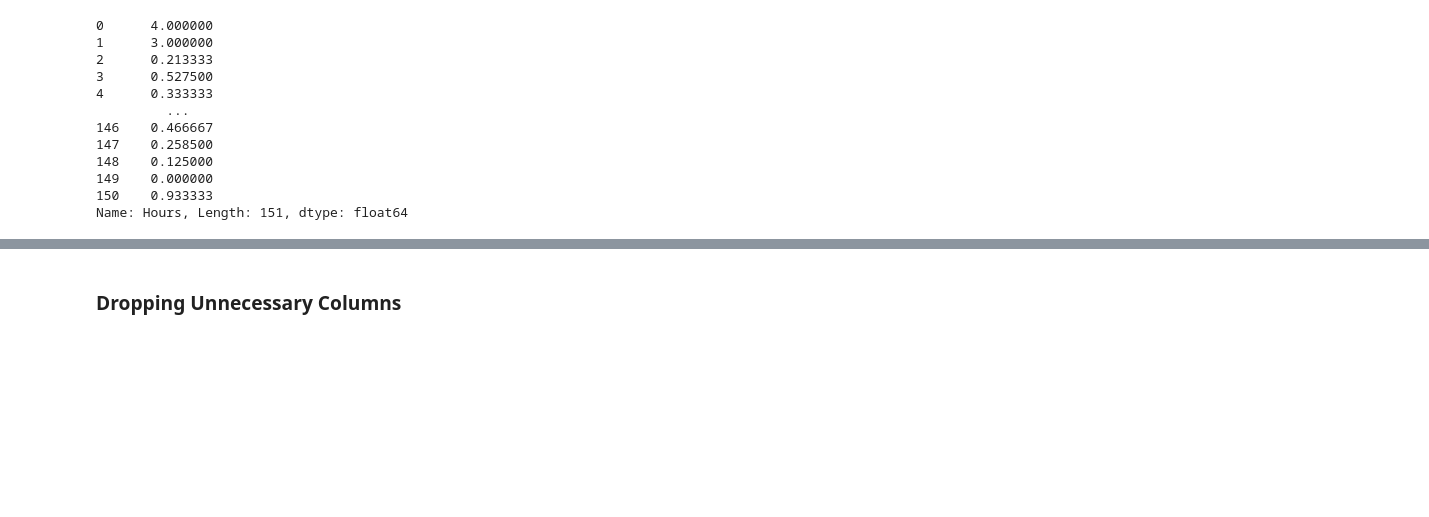
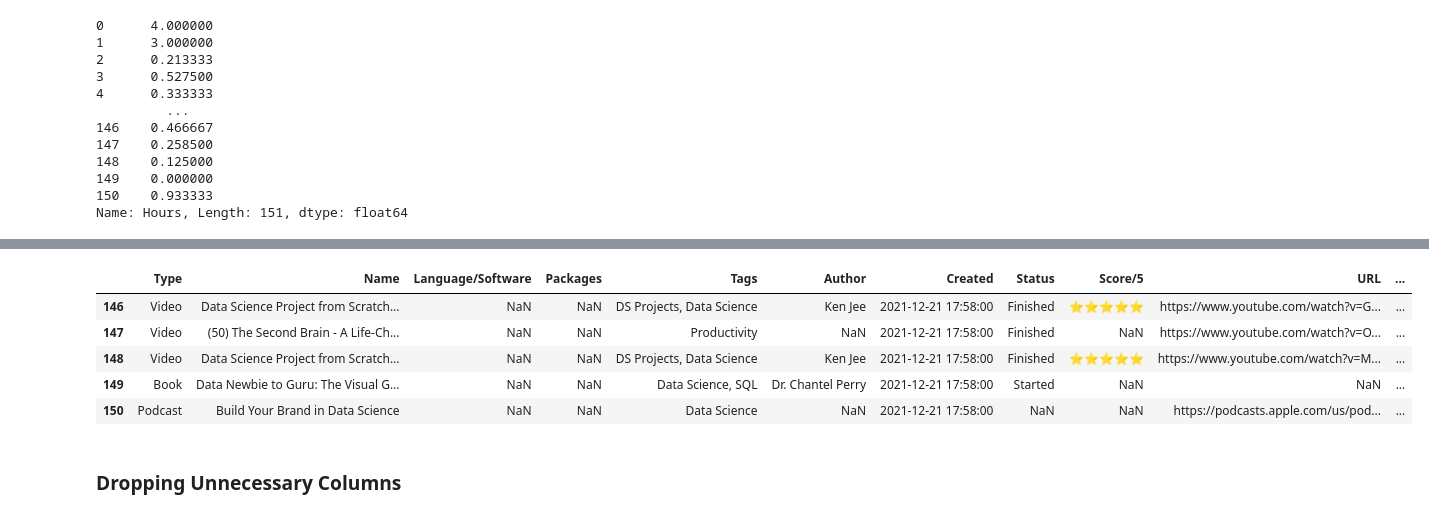
Before and after one commit to franco3x/Notion-66-Days-of-Data, a Jupyter notebook: Notion 66 Days of Data.ipynb, the cells around one changed output, grey strips where cells are left out. Cells and saved outputs as stored; diff of their text form; code cells hidden in the pictures; blank space fills up the shorter version.

Commit message:
changed 3 columns to datetime

```diff
--- a/Notion 66 Days of Data.ipynb
+++ b/Notion 66 Days of Data.ipynb
@@ -125,6 +128,6 @@ pd.to_numeric(df["Hours"], errors='coerce').fillna(0)
 Name: Hours, Length: 151, dtype: float64
 # %%
 #Created, Finish Date, Start Date should be datetime
-pd.to_datetime(df["Created"], errors='coerce').fillna(0)
-pd.to_datetime(df["Finish Date"], errors='coerce').fillna(0)
-pd.to_datetime(df["Start Date"], errors='coerce').fillna(0)
+df['Created'] = pd.to_datetime(df["Created"], errors='raise', format="%B %d, %Y %I:%M %p")
+df['Finish Date'] = pd.to_datetime(df["Finish Date"], errors='raise', format="%B %d, %Y")
+df['Start Date'] = pd.to_datetime(df["Start Date"], errors='raise', format="%B %d, %Y")
@@ -164,3 +169,12 @@ memory usage: 21.4+ KB
+# %%
+df.tail()
+# %% [output]
+|  | Type | Name | Language/Software | Packages | Tags | Author | Created | Status | Score/5 | URL | ... |
+| 146 | Video | Data Science Project from Scratch... | NaN | NaN | DS Projects, Data Science | Ken Jee | 2021-12-21 17:58:00 | Finished | ⭐️⭐️⭐️⭐️⭐️ | https://www.youtube.com/watch?v=G... | ... |
+| 147 | Video | (50) The Second Brain - A Life-Ch... | NaN | NaN | Productivity | NaN | 2021-12-21 17:58:00 | Finished | NaN | https://www.youtube.com/watch?v=O... | ... |
+| 148 | Video | Data Science Project from Scratch... | NaN | NaN | DS Projects, Data Science | Ken Jee | 2021-12-21 17:58:00 | Finished | ⭐️⭐️⭐️⭐️⭐️ | https://www.youtube.com/watch?v=M... | ... |
+| 149 | Book | Data Newbie to Guru: The Visual G... | NaN | NaN | Data Science, SQL | Dr. Chantel Perry | 2021-12-21 17:58:00 | Started | NaN | NaN | ... |
+| 150 | Podcast | Build Your Brand in Data Science | NaN | NaN | Data Science | NaN | 2021-12-21 17:58:00 | NaN | NaN | https://podcasts.apple.com/us/pod... | ... |
 # %% [markdown]
 ### Dropping Unnecessary Columns
 # %%
```
Also changed, not shown: parts of 5 cells of this notebook.
